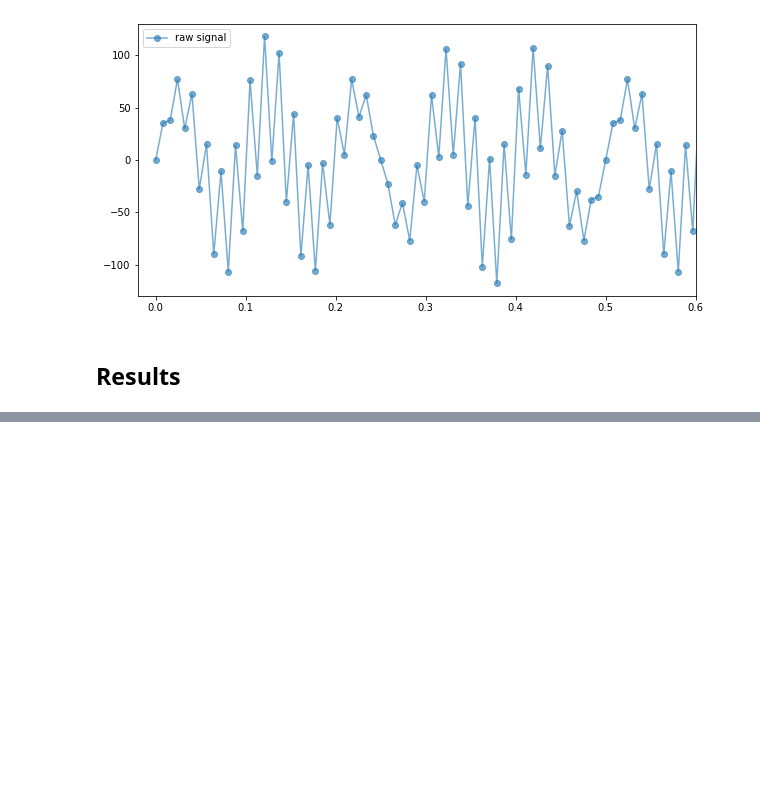
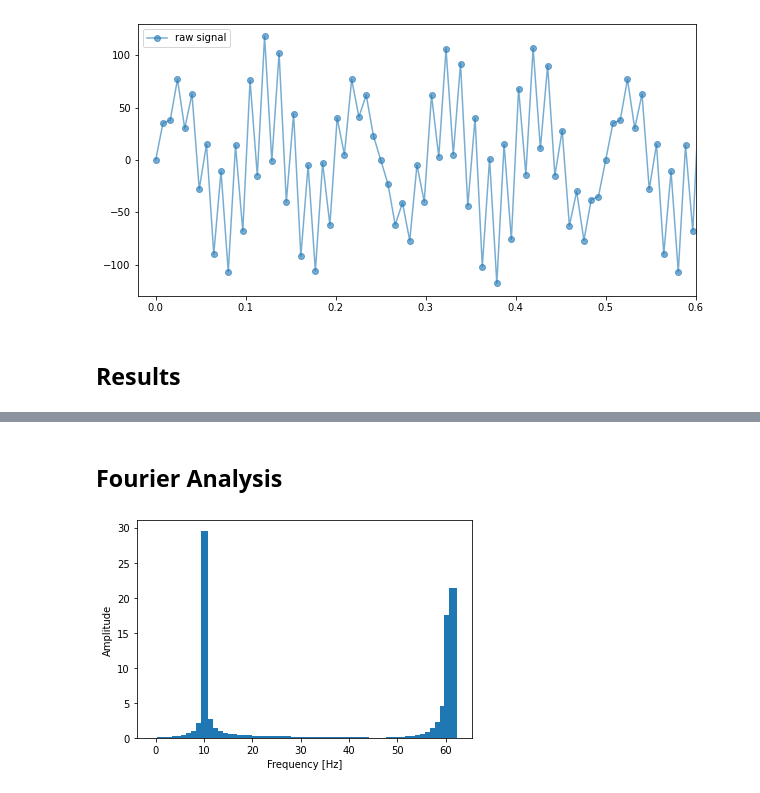
Before and after one commit to SaverioMonaco/4-Taps-FIR-Filter, a Jupyter notebook: src/analysis.ipynb, the cells around one changed output, grey strips where cells are left out. Drawn from its saved outputs; the diff is of its cells as text; code cells hidden in the pictures; blank space fills up the shorter version.

```diff
--- a/src/analysis.ipynb
+++ b/src/analysis.ipynb
@@ -149,0 +154,16 @@ ax2.legend(loc="upper left")
+# %% [markdown]
+## Fourier Analysis
+# %%
+fft = np.fft.fft(wave)
+T = 1 / data_size  # sampling interval
+N = data_size
+
+# 1/T = frequency
+f = np.linspace(0, 1 / T, N)
+
+plt.ylabel("Amplitude")
+plt.xlabel("Frequency [Hz]")
+plt.bar(f[:N // 2], np.abs(fft)[:N // 2] * 1 / N, width=1.5)  # 1 / N is a normalization factor
+plt.show()
+# %% [output]
+[figure, added]
```
Also changed, not shown: parts of 6 cells of this notebook, 1 other file.
